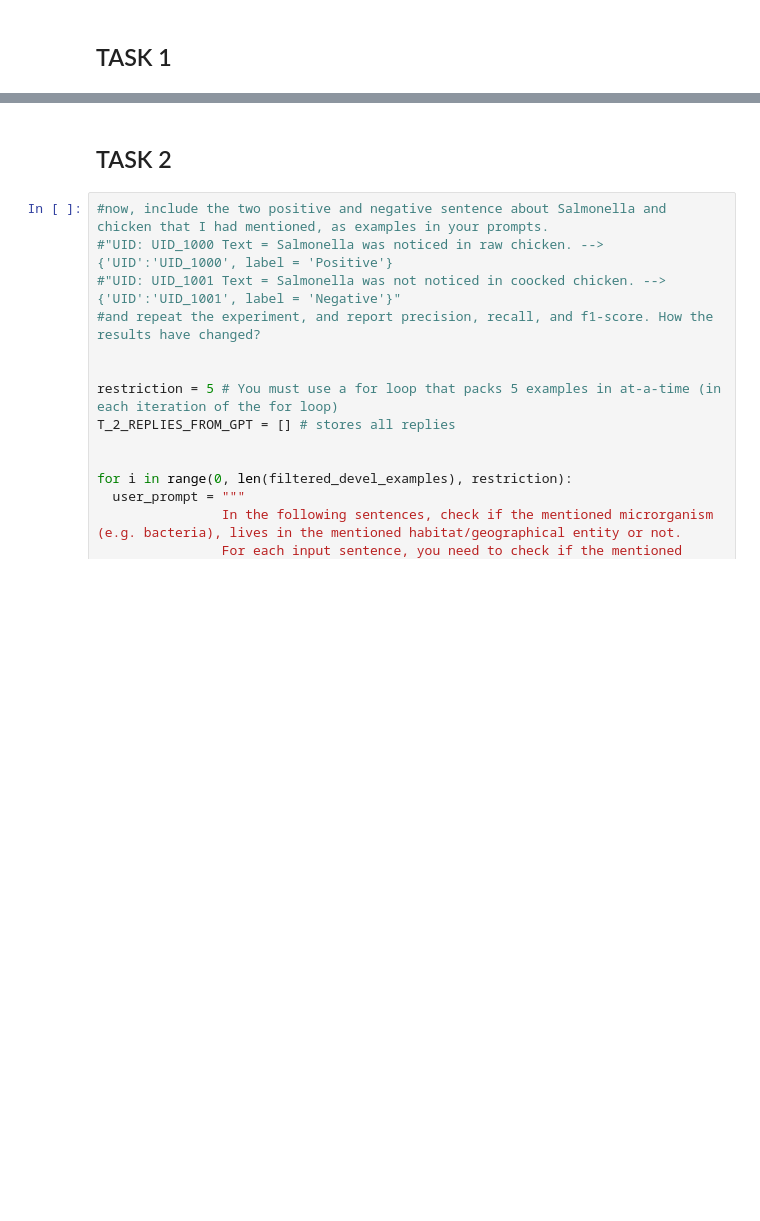
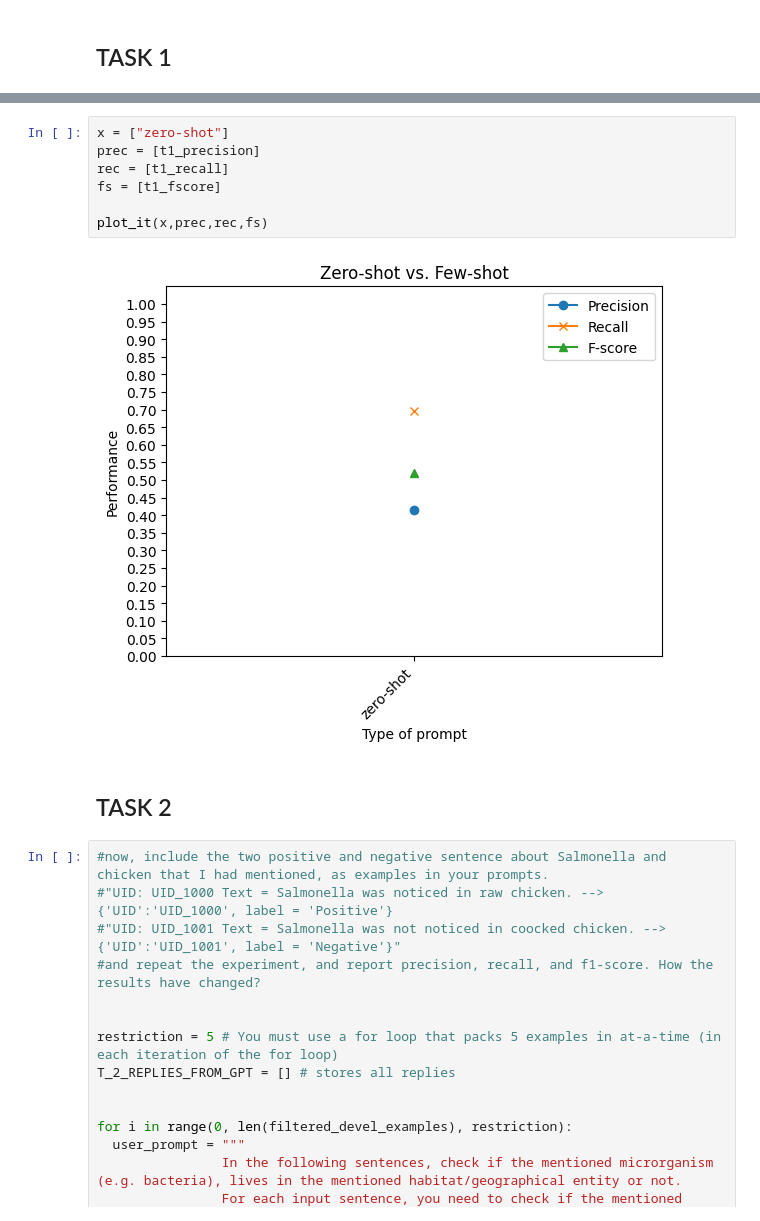
Before and after one commit to heinohen/Textual-Data-Analysis, a Jupyter notebook: TDA_exercise9.ipynb, the cells around one changed output, grey strips where cells are left out. Cells and saved outputs as stored; diff of their text form; blank space fills up the shorter version.

```diff
--- a/TDA_exercise9.ipynb
+++ b/TDA_exercise9.ipynb
@@ -505,3 +511,12 @@ F-Score is 0.567
+# %%
+x = ["zero-shot"]
+prec = [t1_precision]
+rec = [t1_recall]
+fs = [t1_fscore]
+
+plot_it(x,prec,rec,fs)
+# %% [output]
+[figure, added]
 # %% [markdown]
 ## TASK 2
 # %%
```
Also changed, not shown: parts of 31 cells of this notebook.
